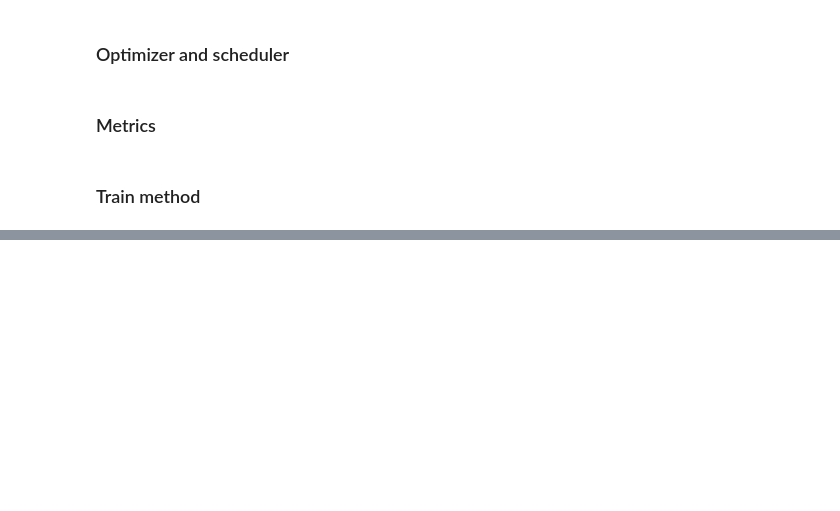
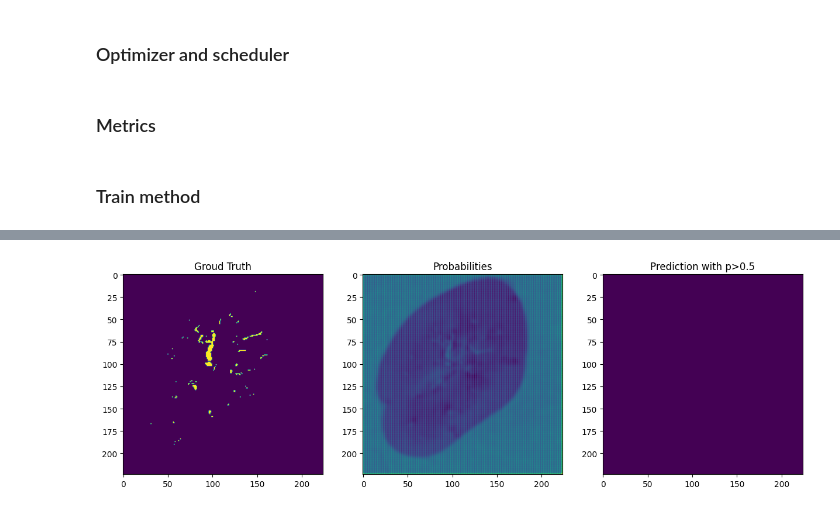
Before and after one commit to DavidFM43/blood-vessel-segmentation, a Jupyter notebook: baseline.ipynb, the cells around one changed output, grey strips where cells are left out. Cells and saved outputs as stored; diff of their text form; code cells hidden in the pictures; blank space fills up the shorter version.

```diff
--- a/baseline.ipynb
+++ b/baseline.ipynb
@@ -187,0 +201,5 @@ for epoch in range(epochs):
+# %%
+x, y = next(iter(train_dl))
+x = x.cuda()
+probs = net(x).squeeze().detach().sigmoid().cpu()
+print("loss:", loss_fn(net(x).squeeze().detach().cpu(), y).item())
@@ -187,0 +208,12 @@ for epoch in range(epochs):
+# %%
+idx = 2
+fig, axs = plt.subplots(1, 3, figsize=(15, 7))
+axs[2].set_title(f"Prediction with p>{threshold}")
+axs[0].set_title("Groud Truth")
+axs[1].set_title("Probabilities")
+axs[0].imshow(y[idx].numpy())
+axs[1].imshow(probs[idx].numpy())
+axs[2].imshow(torch.where(probs >= threshold, 1, 0)[idx].numpy())
+plt.show()
+# %% [output]
+[figure, added]
```
Also changed, not shown: parts of 6 cells of this notebook.
